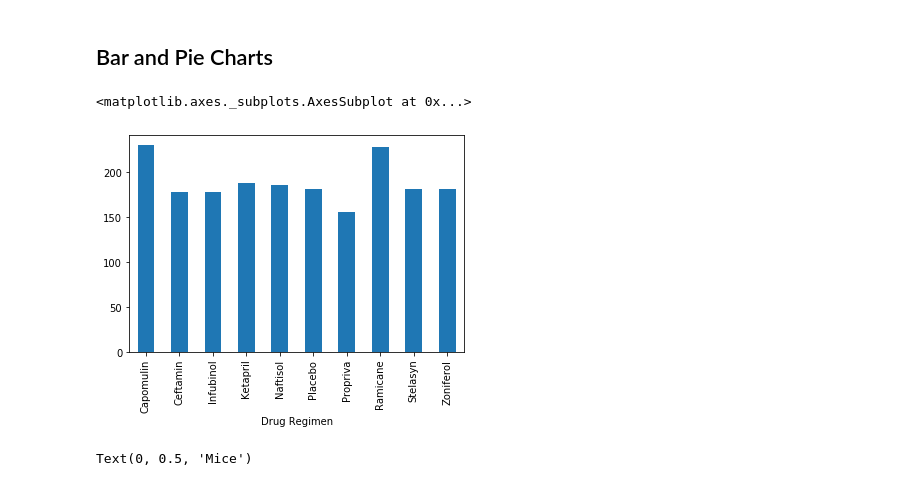
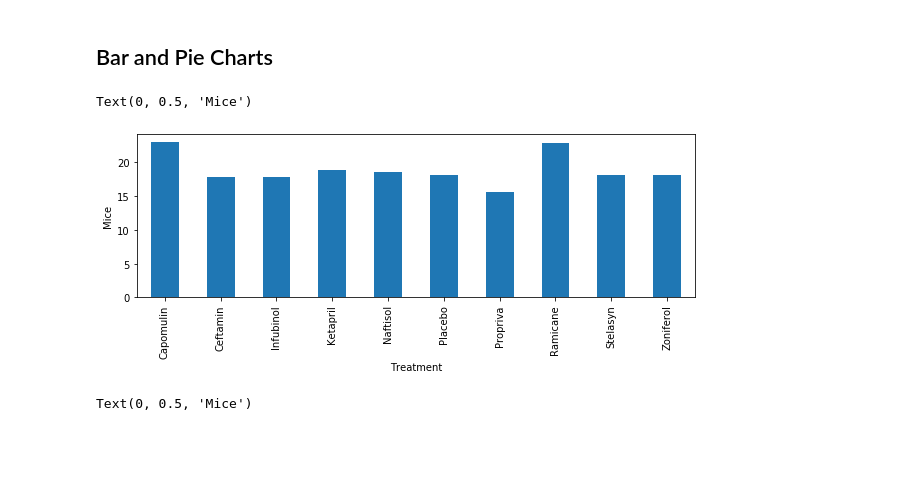
Before and after one commit to DanielDesmondUCD/matplotlib, a Jupyter notebook: Desktop/matplotlibhw/Pymaceuticals/pymaceuticals_starter.ipynb, the cells around one changed output. Saved outputs shown, nothing was run; the diff lists cells and outputs as text; code cells hidden in the pictures; blank space fills up the shorter version.

Commit message:
new panda

```diff
--- a/Desktop/matplotlibhw/Pymaceuticals/pymaceuticals_starter.ipynb
+++ b/Desktop/matplotlibhw/Pymaceuticals/pymaceuticals_starter.ipynb
@@ -98,7 +120,16 @@ summary_table
 ## Bar and Pie Charts
 # %%
 # Generate a bar plot showing the total number of mice for each treatment throughout the course of the study using pandas.
-pandaplot.groupby(cleandata["Drug Regimen"]).count().plot(kind = 'bar', legend = False)
+drug_index = cleandata.set_index("Drug Regimen")
+drug_df = drug_index.groupby(["Drug Regimen"])
+
+mouse_df = drug_df["Mouse ID"]
+mouse_count = (drug_df["Mouse ID"].count())/10
+
+pandaplot = mouse_count.plot(kind="bar", figsize = (10,3))
+
+pandaplot.set_xlabel("Treatment")
+pandaplot.set_ylabel("Mice")
 # %% [output]
-<matplotlib.axes._subplots.AxesSubplot at 0x...>
+Text(0, 0.5, 'Mice')
-[figure, old version]
+[figure, new version]
```
Also changed, not shown: parts of 3 cells of this notebook.
